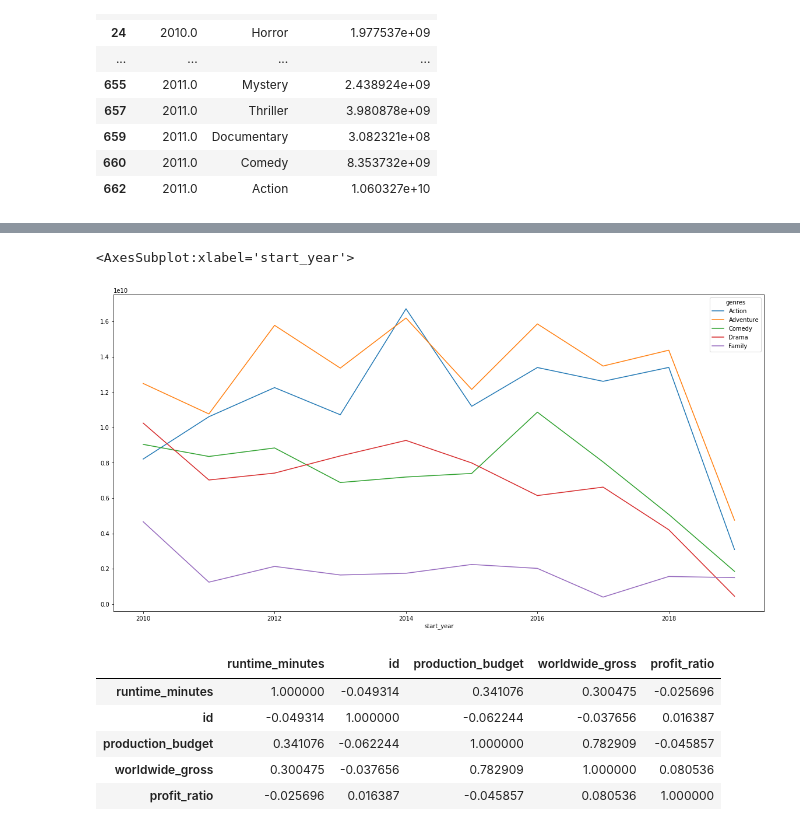
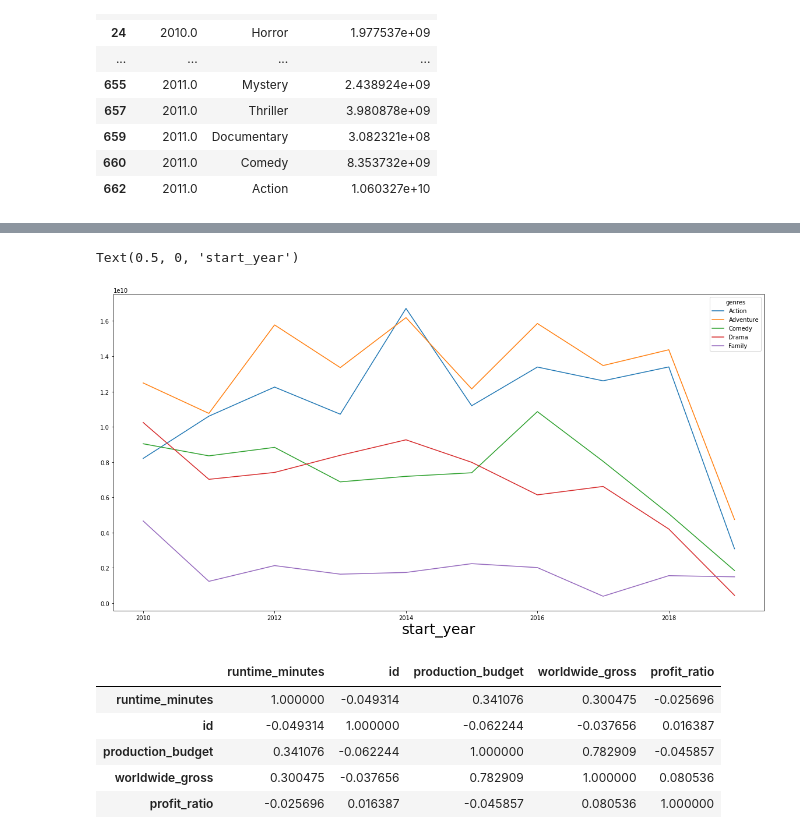
Before and after one commit to Johnxujj/Project1, a Jupyter notebook: Phase_1_project.ipynb, the cells around one changed output, grey strips where cells are left out. Drawn from its saved outputs; the diff is of its cells as text; code cells hidden in the pictures.

```diff
--- a/Phase_1_project.ipynb
+++ b/Phase_1_project.ipynb
@@ -117,6 +125,7 @@ budgets.head(1)
 # %%
 #change str to int
 def revise_str_to_int(x):
+    '''Use replace to remove $ and , sign, then convert to float type object'''
     if isinstance(x,str):
         x = float(x.replace(',', '').replace('$', ''))
     else:
@@ -188,6 +197,7 @@ from itertools import chain
 
 # return list from series of comma-separated strings
 def chainer(s):
+    '''string were seperated by , use chain to get a list for each movie genre'''
     return list(chain.from_iterable(s.str.split(',')))
 
 # calculate lengths of splits
@@ -199,6 +209,6 @@ movie_rating = pd.DataFrame({'primary_title': np.repeat(movie_rating['primary_ti
                     'runtime_minutes': np.repeat(movie_rating['runtime_minutes'], lens),
                     'genres': chainer(movie_rating['genres'])})
 
-movie_rating.head(10)
+movie_rating.sort_values('primary_title').head(10)
 # %% [output]
 |  | primary_title | start_year | runtime_minutes | genres |
@@ -317,12 +355,12 @@ top5_movie_type_yearly_change
 # %%
 #drow top 5 profit movie type, profit change as years goes by
 top5_movie_type_yearly_change1 = movie_type_yearly_change.loc[(movie_type_yearly_change['genres'] == 'Adventure') | (movie_type_yearly_change['genres'] == 'Drama') | (movie_type_yearly_change['genres'] == 'Comedy') | (movie_type_yearly_change['genres'] == 'Action') | (movie_type_yearly_change['genres'] == 'Family')]
 top5_movie_type_yearly_change1 = top5_movie_type_yearly_change1.drop('total_profit', axis = 1)
 top5_movie_type_yearly_change1 = top5_movie_type_yearly_change1.pivot(index='start_year', columns='genres', values='typr_worldwide_gross')
-top5_movie_type_yearly_change1.plot(figsize=(20, 10))
+top5_movie_type_yearly_change1.plot(figsize=(20, 10)).set_xlabel('start_year', fontsize = 25)
 # %% [output]
-<AxesSubplot:xlabel='start_year'>
+Text(0.5, 0, 'start_year')
-[figure, old version]
+[figure, new version]
 # %%
 # import seaborn as sns
 # sns.lineplot(data=movie_type_yearly_change, x="start_year", y="typr_worldwide_gross")
```
Also changed, not shown: parts of 35 cells of this notebook.
